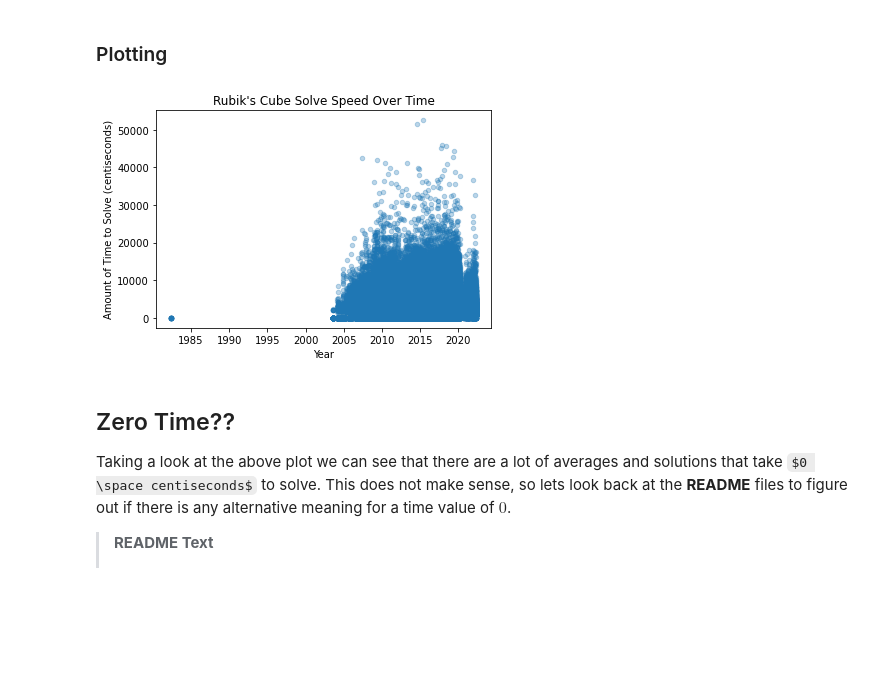
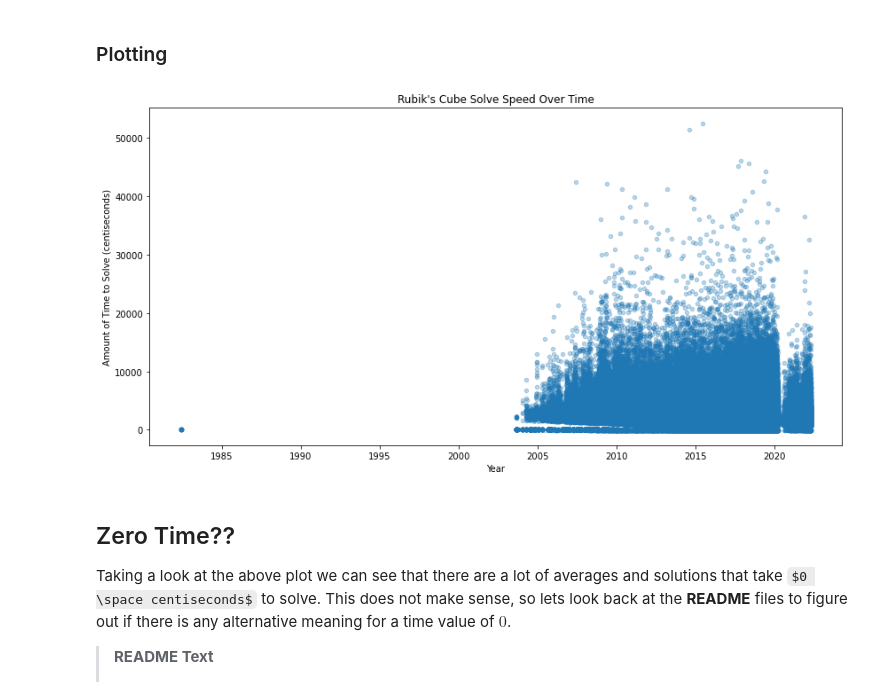
Before and after one commit to Camelot314/rubiks_analysis, a Jupyter notebook: rubiks_cubes.ipynb, the cells around one changed output. Cells and saved outputs as stored; diff of their text form; code cells hidden in the pictures; some formulas as TeX source; blank space fills up the shorter version.

Commit message:
Fixed typos in README Made plots bigger Added plot for mean solve time over time Started stats analysis

```diff
--- a/rubiks_cubes.ipynb
+++ b/rubiks_cubes.ipynb
@@ -230,15 +230,15 @@ display(points.head())
 # %% [markdown]
 ### Plotting
 # %%
-plot = points.plot.scatter('date', 'averageTime', alpha = 0.3)
+plot = points.plot.scatter('date', 'averageTime', alpha = 0.3, figsize= (14,7))
 plt.title("Rubik's Cube Solve Speed Over Time")
 plot.set(ylabel="Amount of Time to Solve (centiseconds)", xlabel="Year")
 
 # setting points back to none so that it can be garbage collected and
 # we dont waste memory space (for large data sets memory is important)
 points = None
 # %% [output]
-[figure, old version]
+[figure, new version]
 # %% [markdown]
 ## Zero Time??
 Taking a look at the above plot we can see that there are a lot of averages and solutions that take $0 \space centiseconds$ to solve. This does not make sense, so lets look back at the **README** files to figure out if there is any alternative meaning for a time value of $0$.
```
Also changed, not shown: parts of 13 cells of this notebook, 1 other file.
